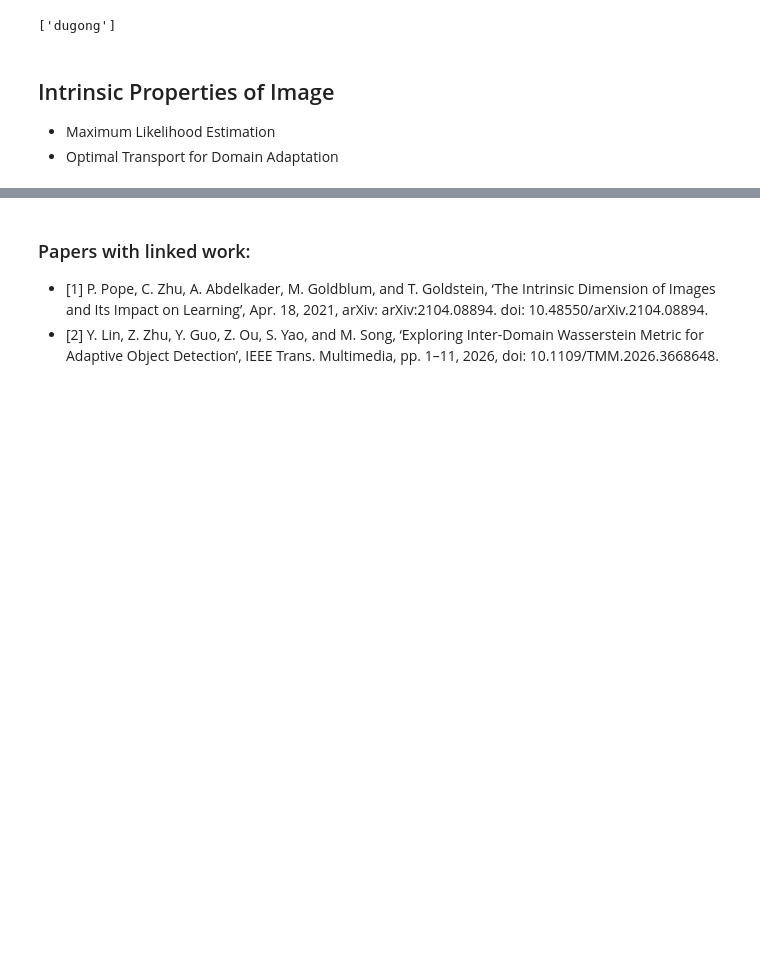
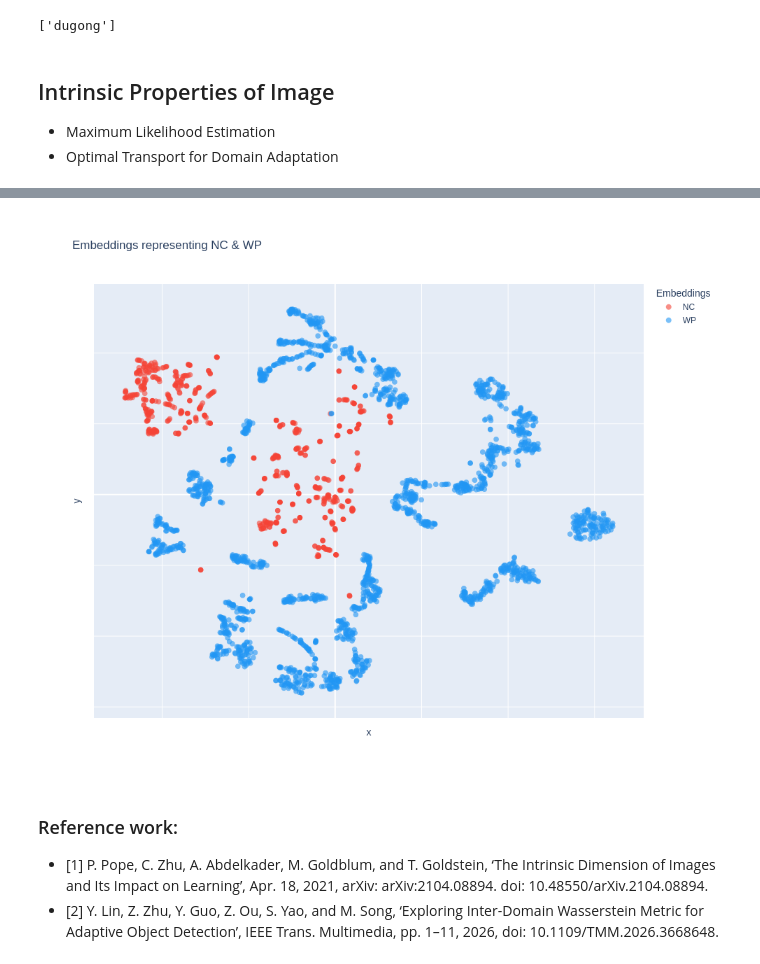
Before and after one commit to emanuel-gf/Dugongs_IRISA-MARBEC-LIRMM, a Jupyter notebook: chapter1_exploring/presentation/preset.ipynb, the cells around one changed output, grey strips where cells are left out. Drawn from its saved outputs; the diff is of its cells as text; code cells hidden in the pictures; blank space fills up the shorter version.

```diff
--- a/chapter1_exploring/presentation/preset.ipynb
+++ b/chapter1_exploring/presentation/preset.ipynb
@@ -25,6 +34,19 @@ dataset = fo.load_dataset("dugong")
 ## load the views
 nc_view = dataset.load_saved_view("New_Caledonia")
 wp_view = dataset.load_saved_view("West_Papua")
+# %%
+## get embeddings for each view and normalize it
+## retrieve values
+nc_emb = nc_view.values("full_embeddings")
+wp_emb = wp_view.values("full_embeddings")
+
+## convert to array
+nc_emb = np.array(nc_emb)
+wp_emb = np.array(wp_emb)
+
+## normalize firsrt
+nc_norm = normalize(nc_emb)
+wp_norm = normalize(wp_emb)
 # %% [markdown]
 ## Intrinsic Properties of Image
 
@@ -33,5 +62,47 @@ wp_view = dataset.load_saved_view("West_Papua")
+# %%
+# Stack embeddings
+all_emb = np.vstack([nc_emb, wp_emb])
+all_emb_norm = normalize(all_emb)  # L2-normalize before t-SNE
+
+# Compute t-SNE
+tsne = TSNE(n_components=2, perplexity=40, max_iter=1000,
+            random_state=42, init='pca', learning_rate='auto')
+emb_2d = tsne.fit_transform(all_emb_norm)
+
+# Split back
+n_nc = len(nc_emb)
+nc_2d = emb_2d[:n_nc]
+wp_2d = emb_2d[n_nc:]
+
+# prepare df
+df = pd.DataFrame({
+    'x': np.concatenate([nc_2d[:,0], wp_2d[:,0]]),
+    'y': np.concatenate([nc_2d[:,1], wp_2d[:,1]]),
+    'label': ['NC']*n_nc + ['WP']*len(wp_2d)
+})
+
+# Plot
+fig = px.scatter(df, x='x', y='y',
+                 color='label',
+                 color_discrete_map={'NC':'#F44336', 'WP':'#2196F3'},
+                 opacity=0.6,
+                 size_max=10,
+                 title='Embeddings representing NC & WP',
+                width=1000,   # increase width
+                height=800
+                )
+
+fig.update_traces(marker=dict(size=8,
+                              line=dict(width=0)))
+fig.update_layout(xaxis=dict(showticklabels=False),
+                  yaxis=dict(showticklabels=False),
+                  legend=dict(title='Embeddings'))
+
+fig.show()
+# %% [output]
+[figure, added]
 # %% [markdown]
-### Papers with linked work:
+### Reference work:
 
 - [1] P. Pope, C. Zhu, A. Abdelkader, M. Goldblum, and T. Goldstein, ‘The Intrinsic Dimension of Images and Its Impact on Learning’, Apr. 18, 2021, arXiv: arXiv:2104.08894. doi: 10.48550/arXiv.2104.08894.
 - [2] Y. Lin, Z. Zhu, Y. Guo, Z. Ou, S. Yao, and M. Song, ‘Exploring Inter-Domain Wasserstein Metric for Adaptive Object Detection’, IEEE Trans. Multimedia, pp. 1–11, 2026, doi: 10.1109/TMM.2026.3668648.
```
Also changed, not shown: parts of 31 cells of this notebook, 1 other file.
